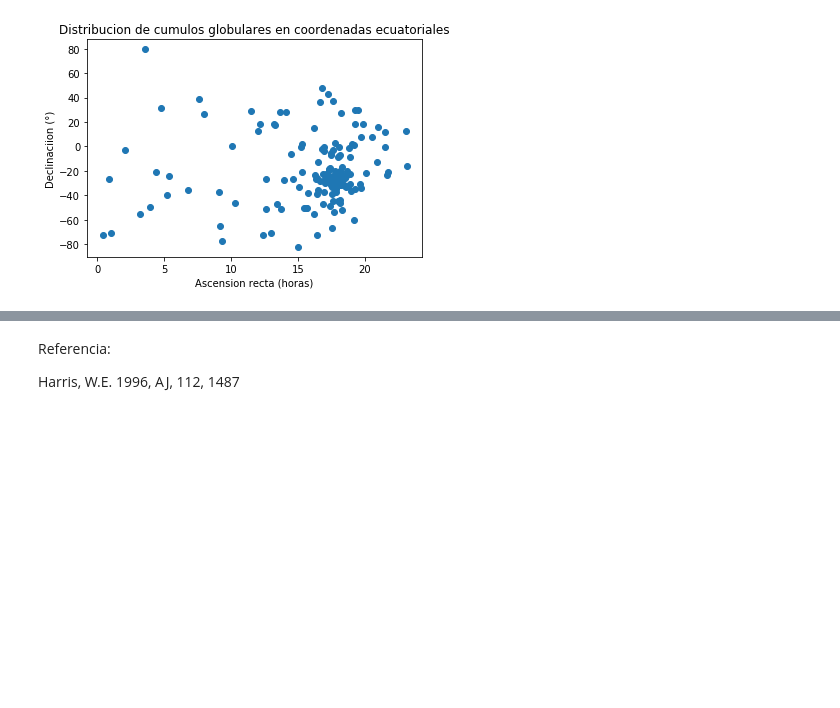
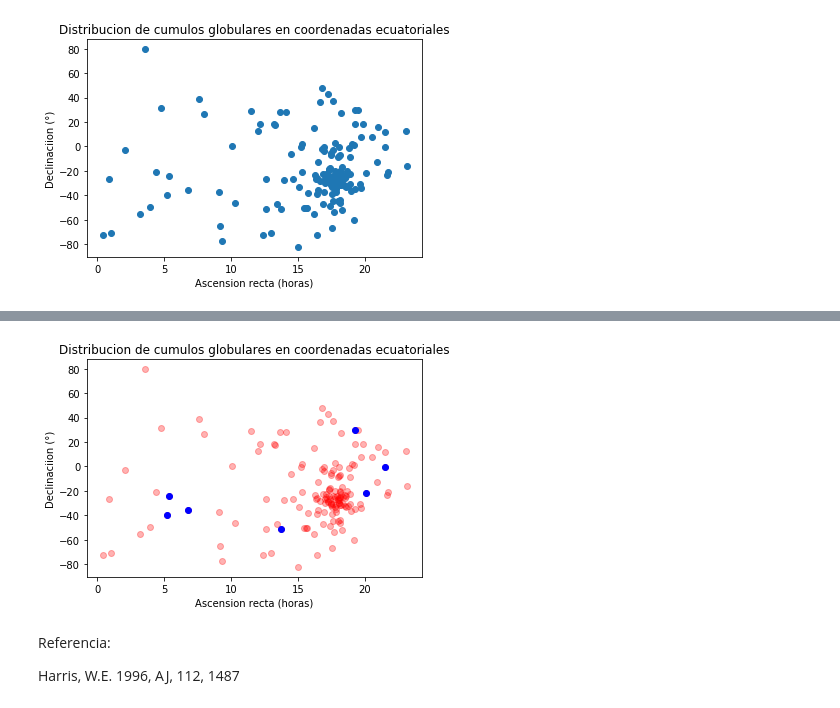
Before and after one commit to Mauriljb/Estructura, a Jupyter notebook: Graficos Cumulos.ipynb, the cells around one changed output, grey strips where cells are left out. Saved outputs shown, nothing was run; the diff lists cells and outputs as text; code cells hidden in the pictures; blank space fills up the shorter version.

```diff
--- a/Graficos Cumulos.ipynb
+++ b/Graficos Cumulos.ipynb
@@ -89,3 +104,21 @@ Name: NGC_1904, dtype: float64
+# %%
+sRA=[]   #Aquí creamos listas para RA y DEC, y las llenamos con los datos de las seis columnas del dataframe
+sDEC=[]
+for i in sc.index:
+    x=(sc["rag"][i]*3600+sc["ram"][i]*60+sc["ras"][i])/3600
+    y=(sc["deg"][i]*3600+sc["dem"][i]*60+sc["des"][i])/3600
+    sRA.append(x)
+    sDEC.append(y)
+sec=pd.DataFrame({"RA":sRA,
+                "DEC":sDEC})
+plt.scatter(ec.RA,ec.DEC,color='red',alpha=0.3)
+plt.title("Distribucion de cumulos globulares en coordenadas ecuatoriales")
+plt.ylabel("Declinaciion (°)")
+plt.xlabel("Ascension recta (horas)")
+plt.scatter(sec.RA,sec.DEC,color='blue')
+plt.show();
+# %% [output]
+[figure, added]
 # %% [markdown]
 Referencia:
 
```
Also changed, not shown: parts of 4 cells of this notebook.
